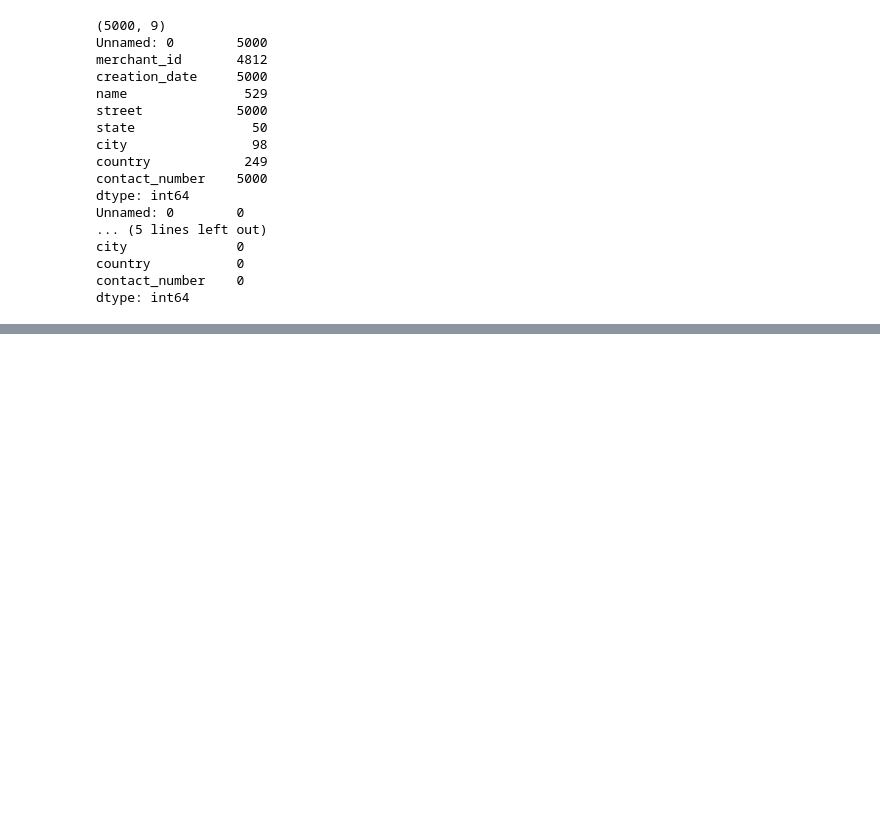
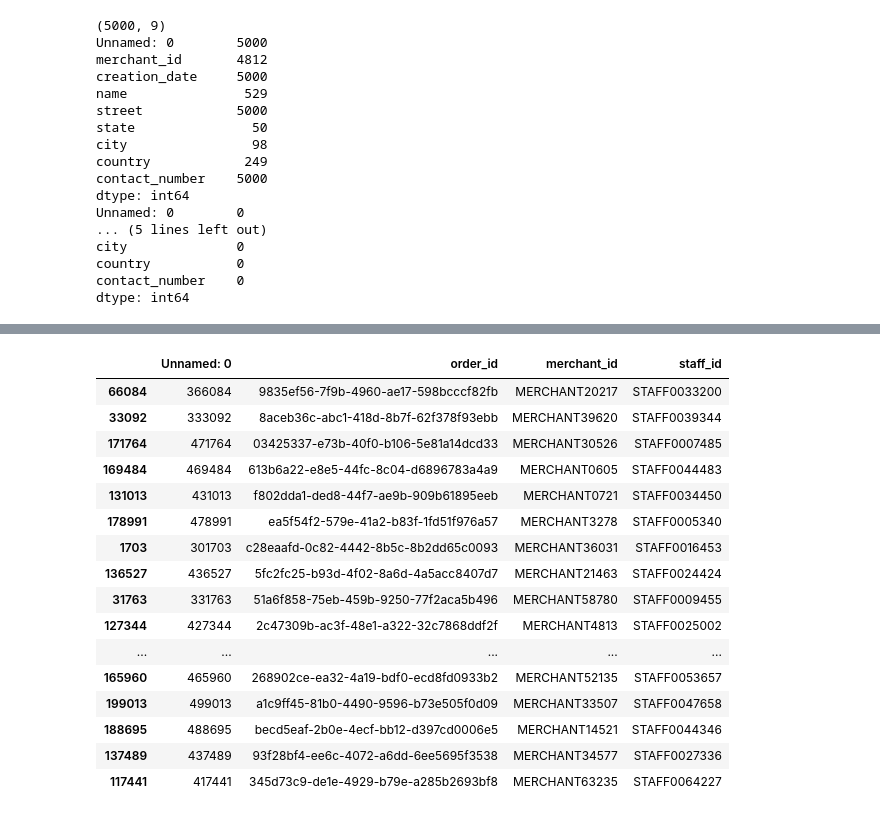
Before and after one commit to 1123Alessandro/ShopZada, a Jupyter notebook: enterprise_profiling.ipynb, the cells around one changed output, grey strips where cells are left out. Cells and saved outputs as stored; diff of their text form; code cells hidden in the pictures; blank space fills up the shorter version.

```diff
--- a/enterprise_profiling.ipynb
+++ b/enterprise_profiling.ipynb
@@ -21,3 +43,6 @@ Adding line_item_data_prices1.csv ...
 24:     order_delays.html
 # %%
 df_merchant_data = all['merchant_data.html'][0]
+df_order1 = all['order_with_merchant_data1.parquet']
+df_order2 = all['order_with_merchant_data2.parquet']
+df_order3 = all['order_with_merchant_data3.csv']
@@ -87,0 +175,20 @@ print(df_merchant_data[df_merchant_data['name'] == 'Whitby Group'])
+# %%
+df_order3.sample(20)
+# %% [output]
+|  | Unnamed: 0 | order_id | merchant_id | staff_id |
+| 66084 | 366084 | 9835ef56-7f9b-4960-ae17-598bcccf82fb | MERCHANT20217 | STAFF0033200 |
+| 33092 | 333092 | 8aceb36c-abc1-418d-8b7f-62f378f93ebb | MERCHANT39620 | STAFF0039344 |
+| 171764 | 471764 | 03425337-e73b-40f0-b106-5e81a14dcd33 | MERCHANT30526 | STAFF0007485 |
+| 169484 | 469484 | 613b6a22-e8e5-44fc-8c04-d6896783a4a9 | MERCHANT0605 | STAFF0044483 |
+| 131013 | 431013 | f802dda1-ded8-44f7-ae9b-909b61895eeb | MERCHANT0721 | STAFF0034450 |
+| 178991 | 478991 | ea5f54f2-579e-41a2-b83f-1fd51f976a57 | MERCHANT3278 | STAFF0005340 |
+| 1703 | 301703 | c28eaafd-0c82-4442-8b5c-8b2dd65c0093 | MERCHANT36031 | STAFF0016453 |
+| 136527 | 436527 | 5fc2fc25-b93d-4f02-8a6d-4a5acc8407d7 | MERCHANT21463 | STAFF0024424 |
+| 31763 | 331763 | 51a6f858-75eb-459b-9250-77f2aca5b496 | MERCHANT58780 | STAFF0009455 |
+| 127344 | 427344 | 2c47309b-ac3f-48e1-a322-32c7868ddf2f | MERCHANT4813 | STAFF0025002 |
+| ... | ... | ... | ... | ... |
+| 165960 | 465960 | 268902ce-ea32-4a19-bdf0-ecd8fd0933b2 | MERCHANT52135 | STAFF0053657 |
+| 199013 | 499013 | a1c9ff45-81b0-4490-9596-b73e505f0d09 | MERCHANT33507 | STAFF0047658 |
+| 188695 | 488695 | becd5eaf-2b0e-4ecf-bb12-d397cd0006e5 | MERCHANT14521 | STAFF0044346 |
+| 137489 | 437489 | 93f28bf4-ee6c-4072-a6dd-6ee5695f3538 | MERCHANT34577 | STAFF0027336 |
+| 117441 | 417441 | 345d73c9-de1e-4929-b79e-a285b2693bf8 | MERCHANT63235 | STAFF0064227 |
```
Also changed, not shown: parts of 12 cells of this notebook.
